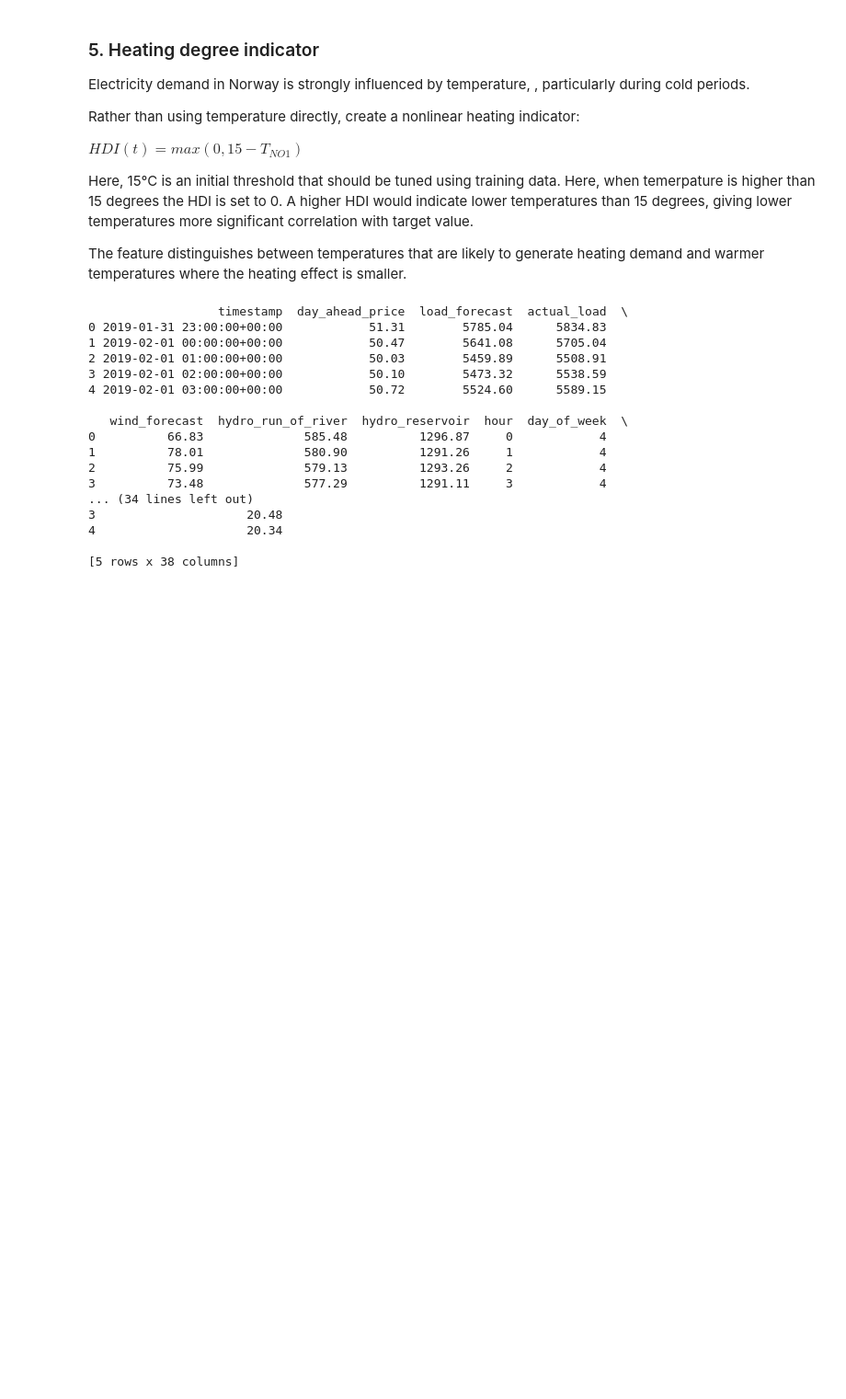
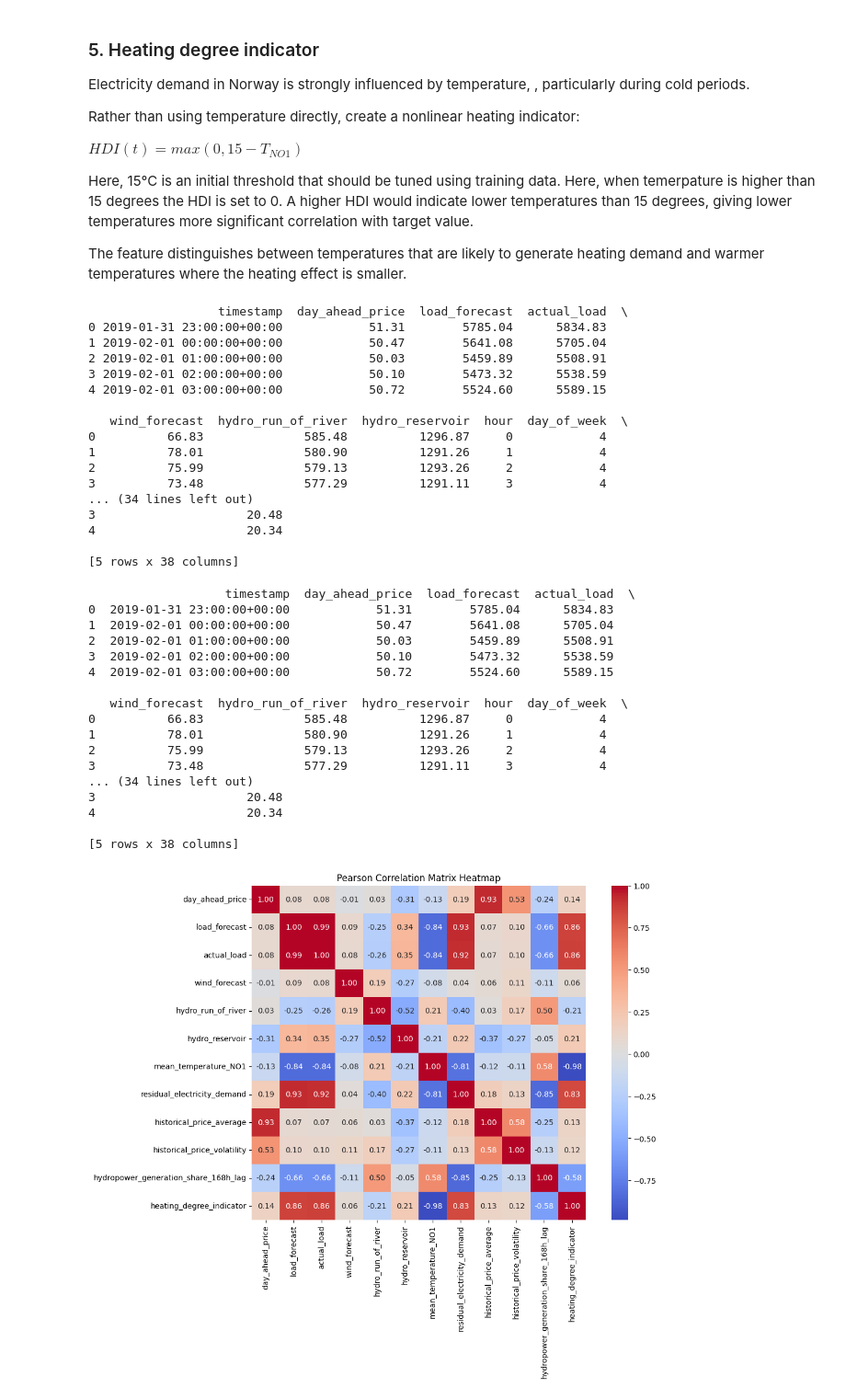
Before and after one commit to AlexanderSoeyland/ML-project-electricity-forecasting, a Jupyter notebook: Alexander_work_folder/Feature_eng/feature_eng.ipynb, the cells around one changed output. Shown at 92% size. Cells and saved outputs as stored; diff of their text form; code cells hidden in the pictures; blank space fills up the shorter version.

Commit message:
did some changes in my folder

```diff
--- a/Alexander_work_folder/Feature_eng/feature_eng.ipynb
+++ b/Alexander_work_folder/Feature_eng/feature_eng.ipynb
@@ -133,0 +135,26 @@ feature_eng.save_feature_engineered_data(df, path)
+# %%
+
+
+path_new = r"C:\Users\alexa\Documents\GitHub\ML-project-electricity-forecasting\Alexander_work_folder\Feature_eng\Feature_eng_dataset\NO1_ML_dataset_2019_2025_feature_eng.csv"
+df_new = pd.read_csv(path_new)
+print(df_new.head())
+feature_eng.correlation_matrix_heatmap(df_new)
+# %% [output]
+                   timestamp  day_ahead_price  load_forecast  actual_load  \
+0  2019-01-31 23:00:00+00:00            51.31        5785.04      5834.83
+1  2019-02-01 00:00:00+00:00            50.47        5641.08      5705.04
+2  2019-02-01 01:00:00+00:00            50.03        5459.89      5508.91
+3  2019-02-01 02:00:00+00:00            50.10        5473.32      5538.59
+4  2019-02-01 03:00:00+00:00            50.72        5524.60      5589.15
+
+   wind_forecast  hydro_run_of_river  hydro_reservoir  hour  day_of_week  \
+0          66.83              585.48          1296.87     0            4
+1          78.01              580.90          1291.26     1            4
+2          75.99              579.13          1293.26     2            4
+3          73.48              577.29          1291.11     3            4
+... (34 lines left out)
+3                     20.48
+4                     20.34
+
+[5 rows x 38 columns]
+[figure, added]
```
Also changed, not shown: parts of 3 cells of this notebook, 5 other files.
